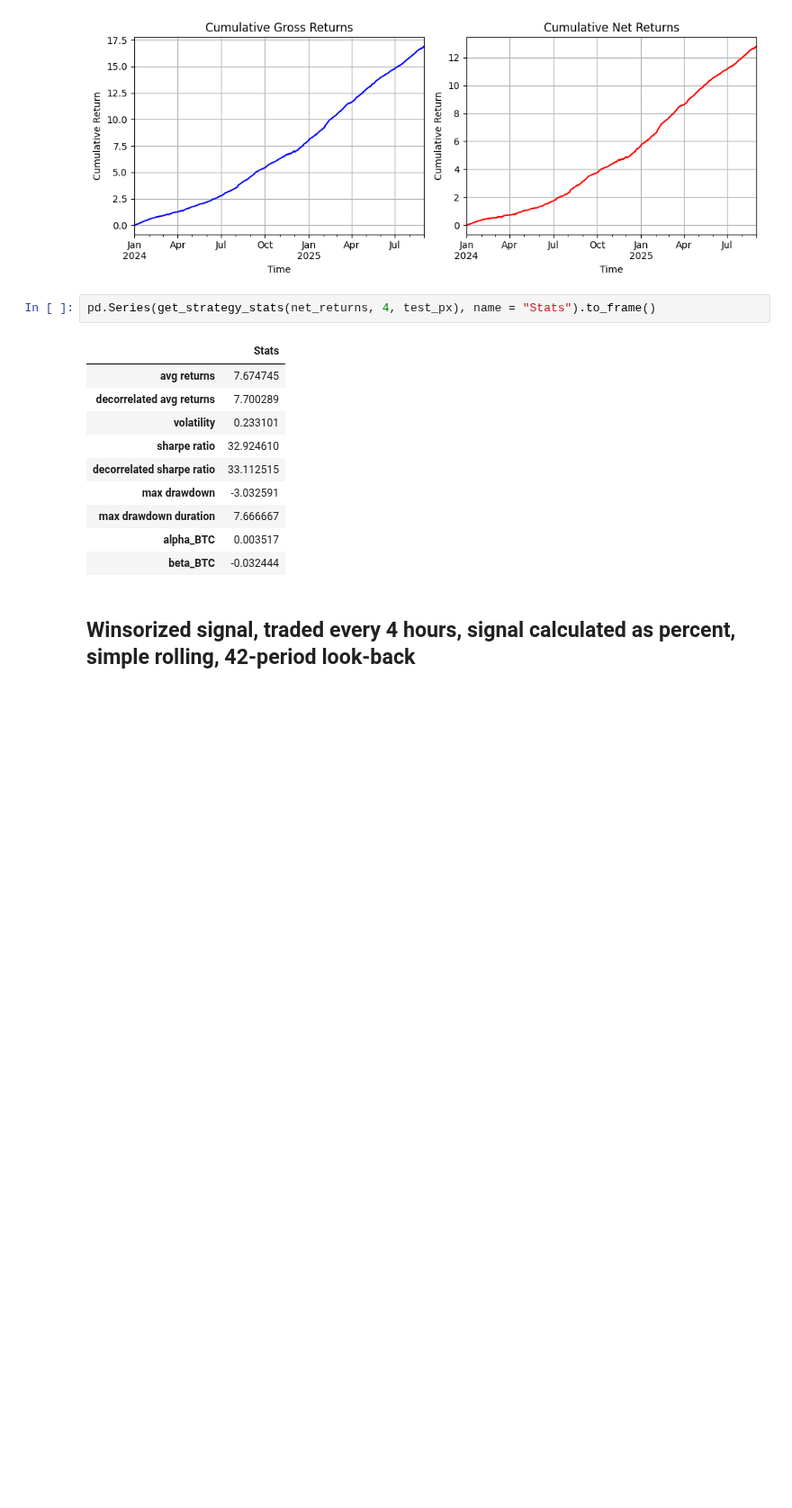
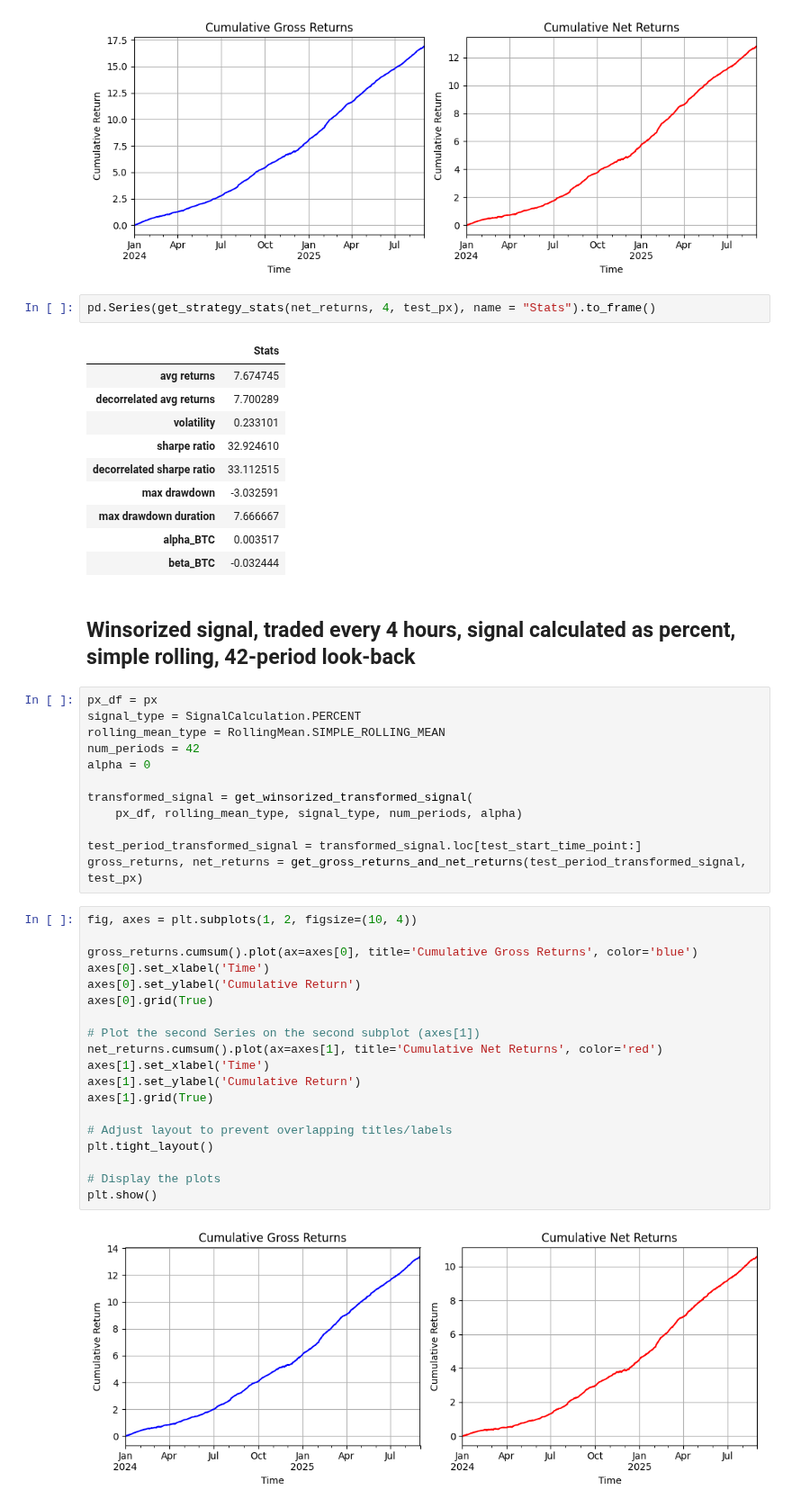
Before and after one commit to wbchristerson/crypto-strategies, a Jupyter notebook: moving_average_price_reversion.ipynb, the cells around one changed output. Shown at 90% size. Cells and saved outputs as stored; diff of their text form; blank space fills up the shorter version.

Commit message:
add more results from test period from strong combinations of signals

```diff
--- a/moving_average_price_reversion.ipynb
+++ b/moving_average_price_reversion.ipynb
@@ -778,3 +774,36 @@ pd.Series(get_strategy_stats(net_returns, 4, test_px), name = "Stats").to_frame(
 | beta_BTC | -0.032444 |
 # %% [markdown]
 ## Winsorized signal, traded every 4 hours, signal calculated as percent, simple rolling, 42-period look-back
+# %%
+px_df = px
+signal_type = SignalCalculation.PERCENT
+rolling_mean_type = RollingMean.SIMPLE_ROLLING_MEAN
+num_periods = 42
+alpha = 0
+
+transformed_signal = get_winsorized_transformed_signal(
+    px_df, rolling_mean_type, signal_type, num_periods, alpha)
+
+test_period_transformed_signal = transformed_signal.loc[test_start_time_point:]
+gross_returns, net_returns = get_gross_returns_and_net_returns(test_period_transformed_signal, test_px)
+# %%
+fig, axes = plt.subplots(1, 2, figsize=(10, 4))
+
+gross_returns.cumsum().plot(ax=axes[0], title='Cumulative Gross Returns', color='blue')
+axes[0].set_xlabel('Time')
+axes[0].set_ylabel('Cumulative Return')
+axes[0].grid(True)
+
+# Plot the second Series on the second subplot (axes[1])
+net_returns.cumsum().plot(ax=axes[1], title='Cumulative Net Returns', color='red')
+axes[1].set_xlabel('Time')
+axes[1].set_ylabel('Cumulative Return')
+axes[1].grid(True)
+
+# Adjust layout to prevent overlapping titles/labels
+plt.tight_layout()
+
+# Display the plots
+plt.show()
+# %% [output]
+[figure, added]
```
Also changed, not shown: parts of 3 cells of this notebook.
